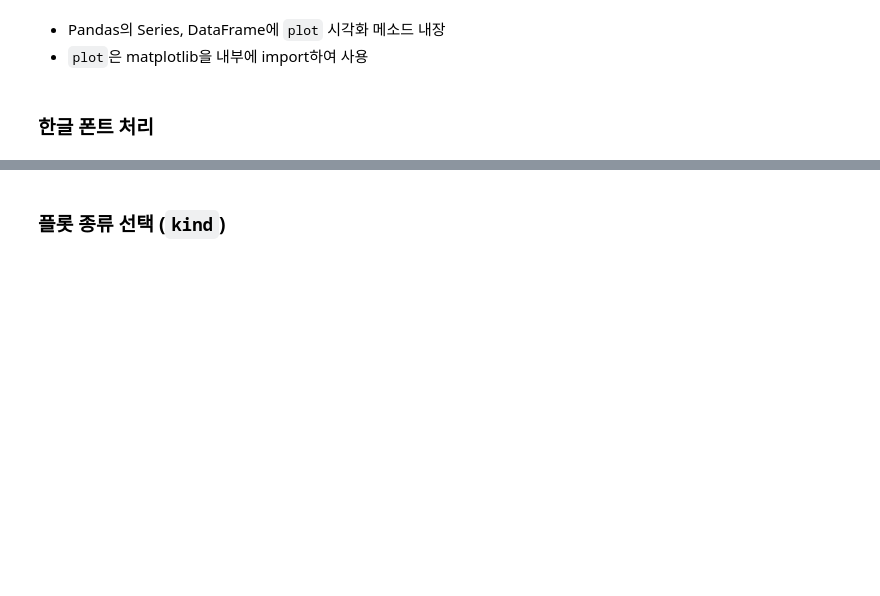
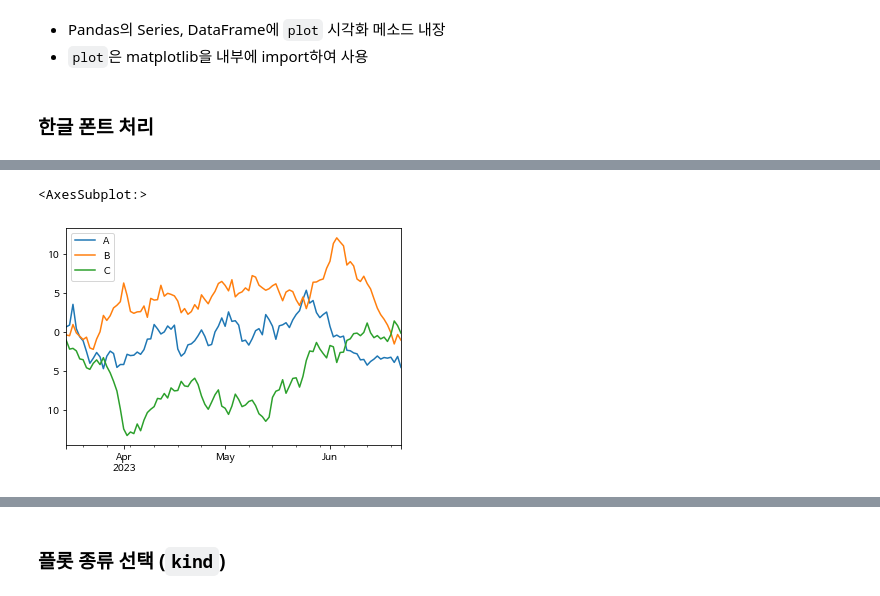
Before and after one commit to baejinu/DataAnalysis, a Jupyter notebook: kwak/ch07_01_시각화_기초_wa99_ipynb의_사본.ipynb, the cells around one changed output, grey strips where cells are left out. Cells and saved outputs as stored; diff of their text form; code cells hidden in the pictures; blank space fills up the shorter version.

```diff
--- a/kwak/ch07_01_시각화_기초_wa99_ipynb의_사본.ipynb
+++ b/kwak/ch07_01_시각화_기초_wa99_ipynb의_사본.ipynb
@@ -408,3 +440,11 @@ plt.rc('font', family='NanumBarunGothic')
+# %%
+# plot 메소드 -> 기본 선 플롯 시각화
+df1.plot()
+# 1. 선 차트 외에는? 타입은?
+# 2. 제목, 라벨 꾸며주는?
+# %% [output]
+<AxesSubplot:>
+[figure, added]
 # %%
 # https://pandas.pydata.org/pandas-docs/version/1.3/reference/api/pandas.DataFrame.plot.html
 # https://wikidocs.net/159927
```
Also changed, not shown: parts of 22 cells of this notebook.
